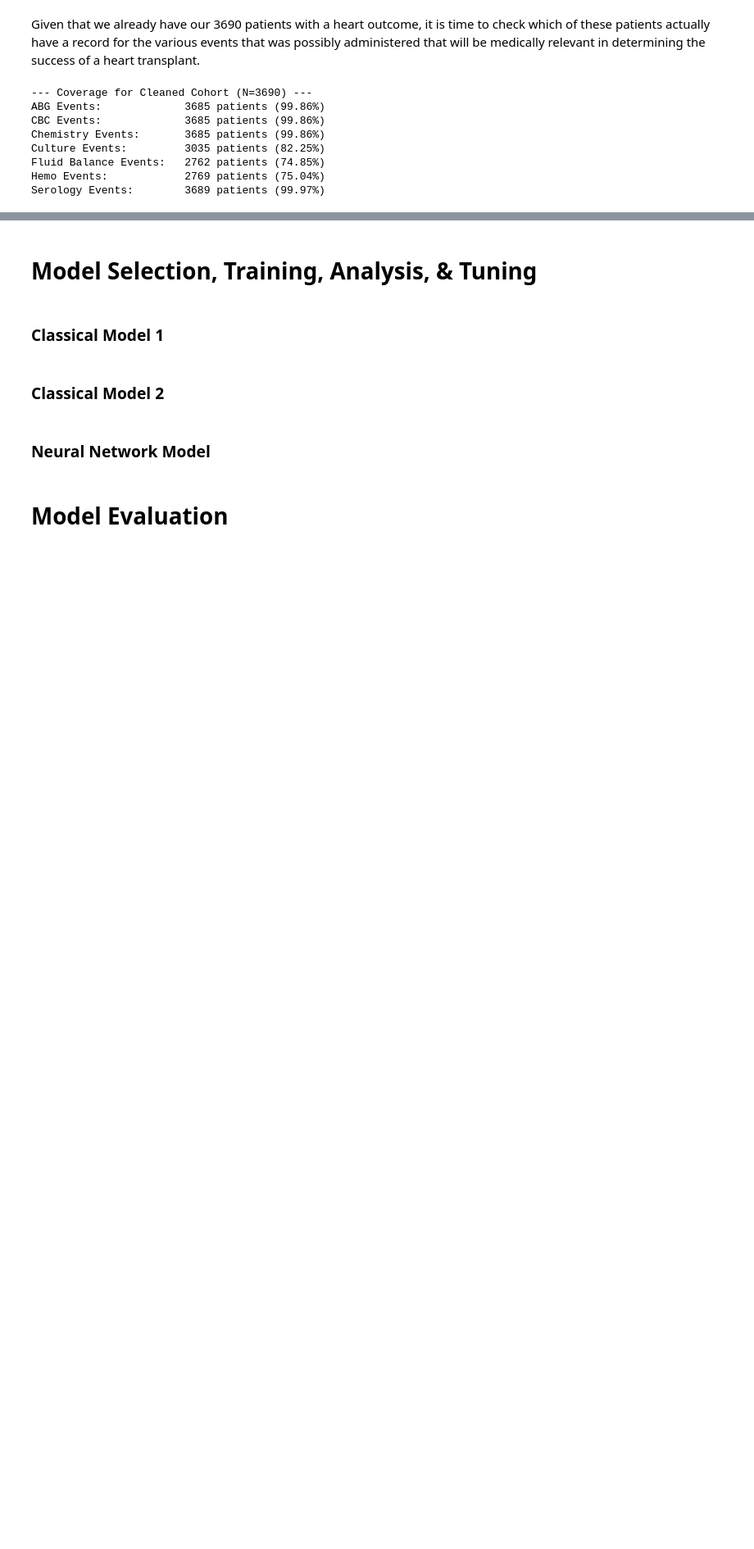
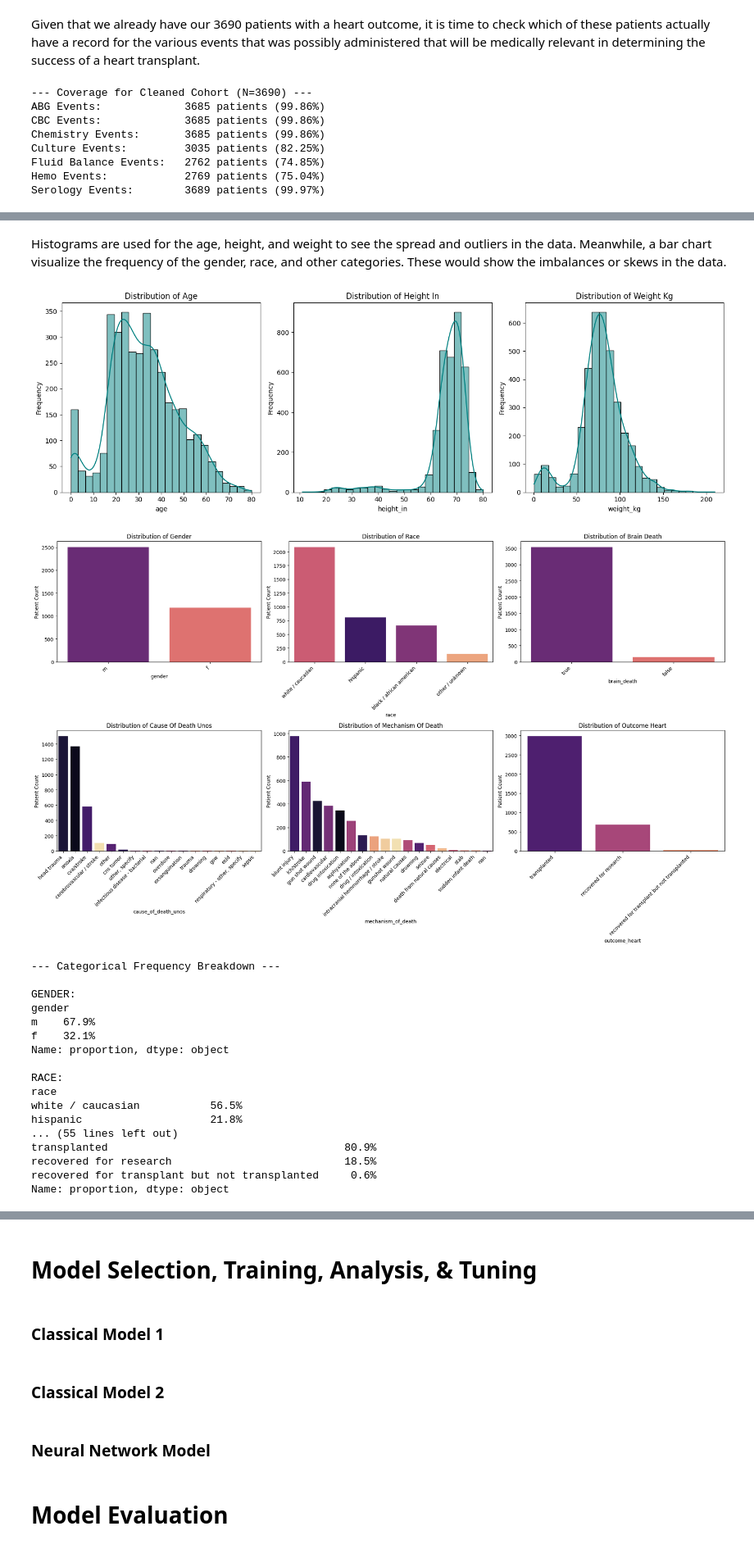
Before and after one commit to lonebono/STINTSY-MCO, a Jupyter notebook: STINTSY-MCO-Group 9.ipynb, the cells around one changed output, grey strips where cells are left out. Shown at 82% size. Cells and saved outputs as stored; diff of their text form; code cells hidden in the pictures; blank space fills up the shorter version.

```diff
--- a/STINTSY-MCO-Group 9.ipynb
+++ b/STINTSY-MCO-Group 9.ipynb
@@ -599,0 +680,55 @@ Serology Events:        3689 patients (99.97%)
+# %% [markdown]
+Histograms are used for the age, height, and weight to see the spread and outliers in the data. Meanwhile, a bar chart visualize the frequency of the gender, race, and other categories. These would show the imbalances or skews in the data.
+# %%
+numerical_demographics = ['age', 'height_in', 'weight_kg']
+categorical_demographics = ['gender', 'race', 'brain_death', 'cause_of_death_unos', 'mechanism_of_death', 'outcome_heart']
+
+plt.figure(figsize=(15, 5))
+for i, col in enumerate(numerical_demographics):
+    plt.subplot(1, 3, i+1)
+    sns.histplot(df_heart_cleaned[col], kde=True, color='teal', bins=25)
+    plt.title(f'Distribution of {col.replace("_", " ").title()}')
+    plt.xlabel(col)
+    plt.ylabel('Frequency')
+plt.tight_layout()
+plt.savefig('numeric_demographics.png')
+plt.show()
+
+
+plt.figure(figsize=(20, 12))
+for i, col in enumerate(categorical_demographics):
+    plt.subplot(2, 3, i+1)
+    order = df_heart_cleaned[col].value_counts().index
+    sns.countplot(data=df_heart_cleaned, x=col, order=order, palette='magma', hue=col, legend=False)
+    plt.title(f'Distribution of {col.replace("_", " ").title()}')
+    plt.xticks(rotation=45, ha='right')
+    plt.ylabel('Patient Count')
+
+plt.tight_layout()
+plt.savefig('categorical_demographics.png')
+plt.show()
+
+print("--- Categorical Frequency Breakdown ---")
+for col in categorical_demographics:
+    print(f"\n{col.upper()}:")
+    print(df_heart_cleaned[col].value_counts(normalize=True).map(lambda n: f'{n:.1%}'))
+# %% [output]
+[figure, added]
+[figure, added]
+--- Categorical Frequency Breakdown ---
+
+GENDER:
+gender
+m    67.9%
+f    32.1%
+Name: proportion, dtype: object
+
+RACE:
+race
+white / caucasian           56.5%
+hispanic                    21.8%
+... (55 lines left out)
+transplanted                                     80.9%
+recovered for research                           18.5%
+recovered for transplant but not transplanted     0.6%
+Name: proportion, dtype: object
```
Also changed, not shown: parts of 20 cells of this notebook, 2 other files.
